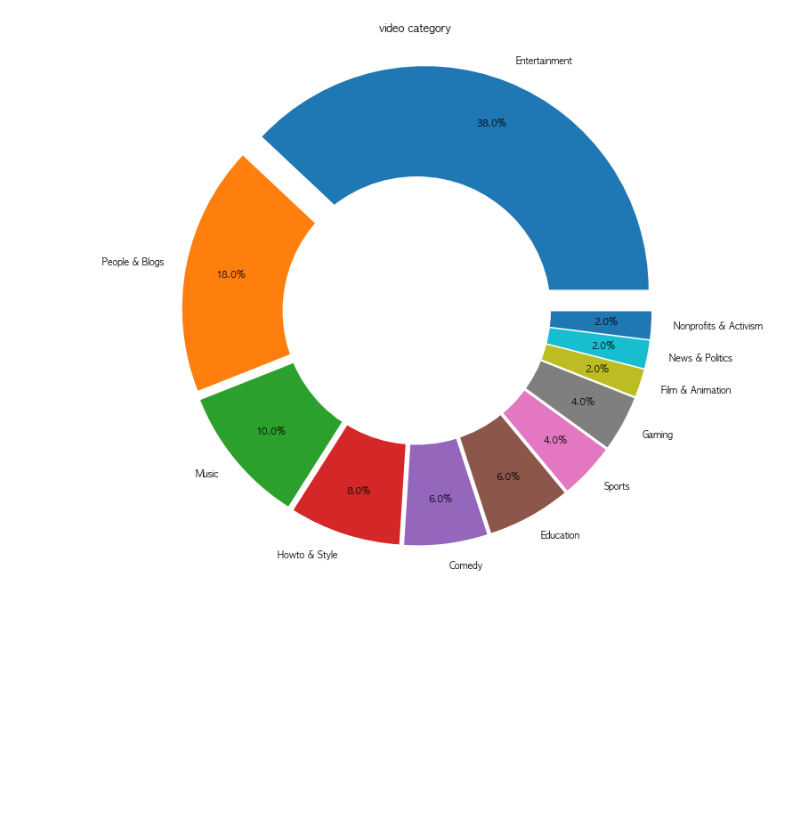
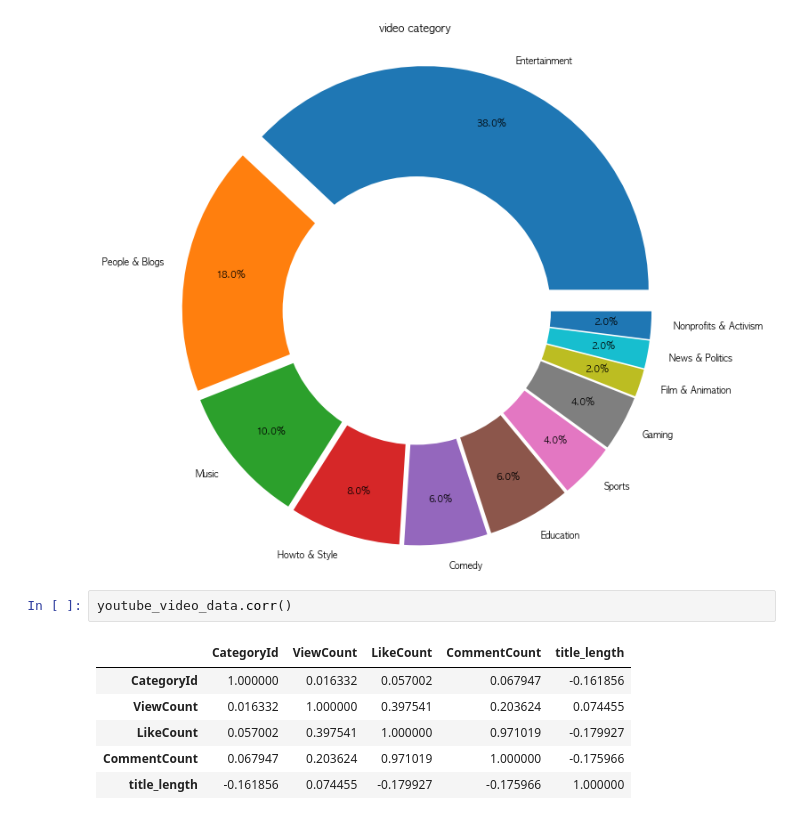
Before and after one commit to enjoy89/data_analysis_programming, a Jupyter notebook: project.ipynb, the cells around one changed output. Cells and saved outputs as stored; diff of their text form; blank space fills up the shorter version.

```diff
--- a/project.ipynb
+++ b/project.ipynb
@@ -308,3 +310,12 @@ plt.title('video category')
 plt.show()
 # %% [output]
 [figure]
+# %%
+youtube_video_data.corr()
+# %% [output]
+|  | CategoryId | ViewCount | LikeCount | CommentCount | title_length |
+| CategoryId | 1.000000 | 0.016332 | 0.057002 | 0.067947 | -0.161856 |
+| ViewCount | 0.016332 | 1.000000 | 0.397541 | 0.203624 | 0.074455 |
+| LikeCount | 0.057002 | 0.397541 | 1.000000 | 0.971019 | -0.179927 |
+| CommentCount | 0.067947 | 0.203624 | 0.971019 | 1.000000 | -0.175966 |
+| title_length | -0.161856 | 0.074455 | -0.179927 | -0.175966 | 1.000000 |
```
Also changed, not shown: parts of 7 cells of this notebook.
